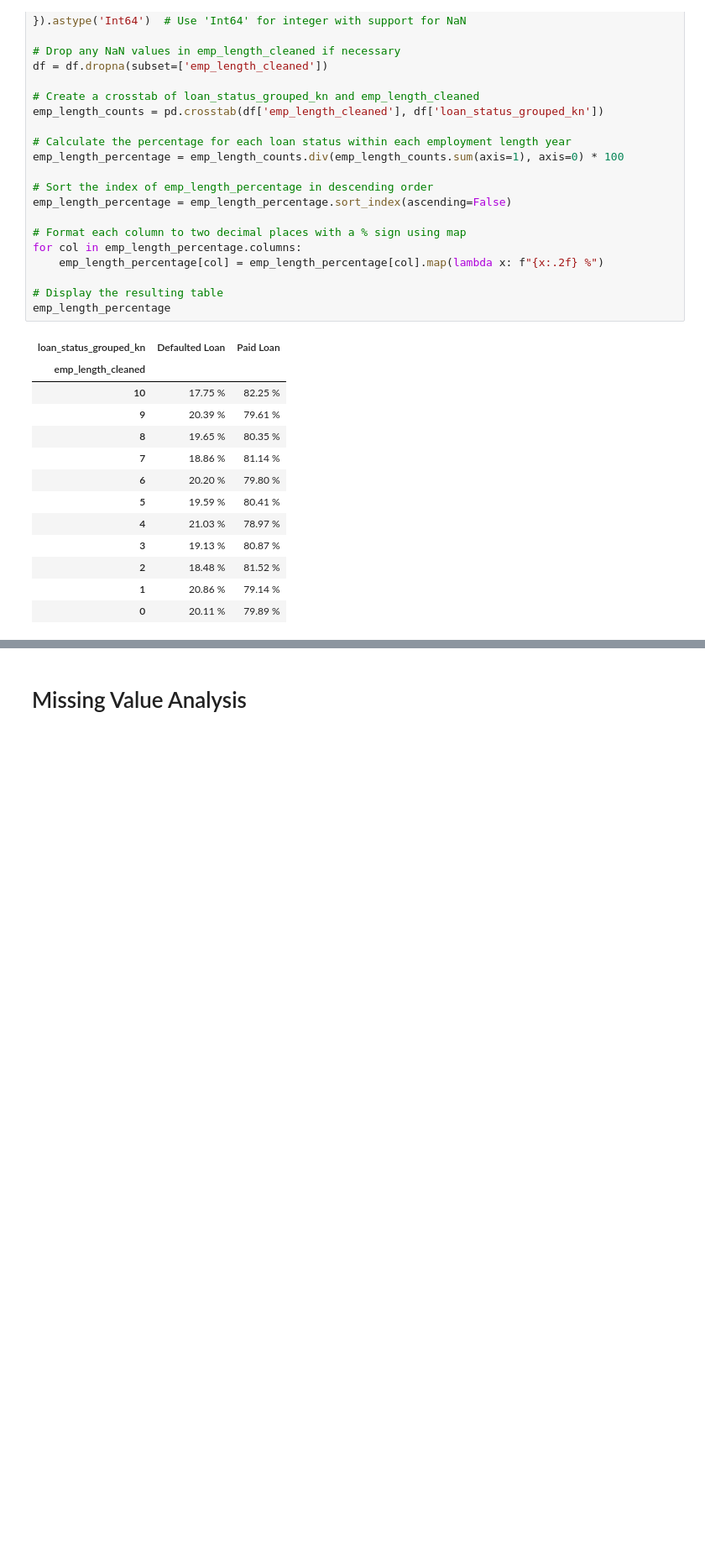
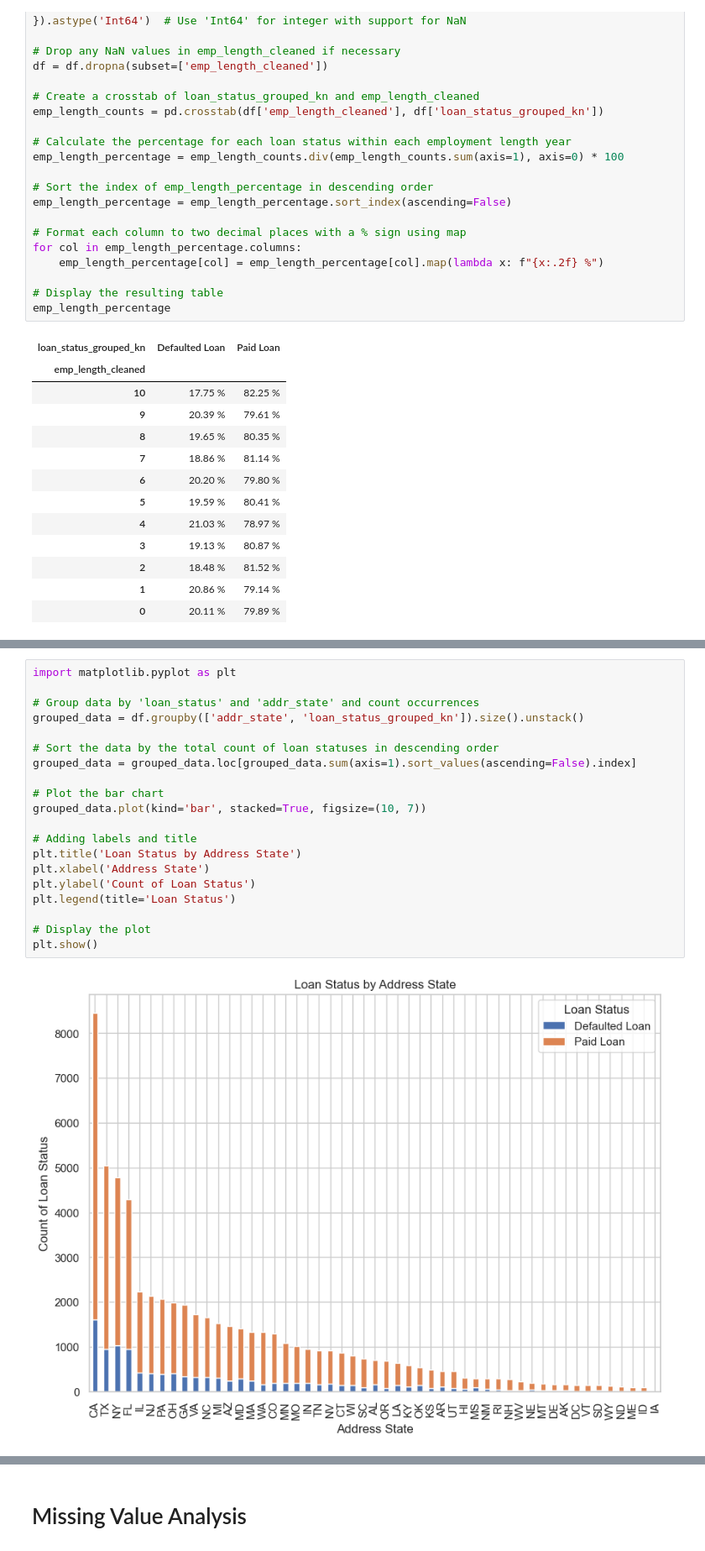
Before and after one commit to Wattysaid/dsif-git-main-project, a Jupyter notebook: elvtr_main_project/notebooks/rfe on raw data.ipynb, the cells around one changed output, grey strips where cells are left out. Shown: that part at 84% size. Cells and saved outputs as stored; diff of their text form; blank space fills up the shorter version.

```diff
--- a/elvtr_main_project/notebooks/rfe on raw data.ipynb
+++ b/elvtr_main_project/notebooks/rfe on raw data.ipynb
@@ -319,0 +460,22 @@ emp_length_percentage
+# %%
+import matplotlib.pyplot as plt
+
+# Group data by 'loan_status' and 'addr_state' and count occurrences
+grouped_data = df.groupby(['addr_state', 'loan_status_grouped_kn']).size().unstack()
+
+# Sort the data by the total count of loan statuses in descending order
+grouped_data = grouped_data.loc[grouped_data.sum(axis=1).sort_values(ascending=False).index]
+
+# Plot the bar chart
+grouped_data.plot(kind='bar', stacked=True, figsize=(10, 7))
+
+# Adding labels and title
+plt.title('Loan Status by Address State')
+plt.xlabel('Address State')
+plt.ylabel('Count of Loan Status')
+plt.legend(title='Loan Status')
+
+# Display the plot
+plt.show()
+# %% [output]
+[figure, added]
```
Also changed, not shown: parts of 19 cells of this notebook.
